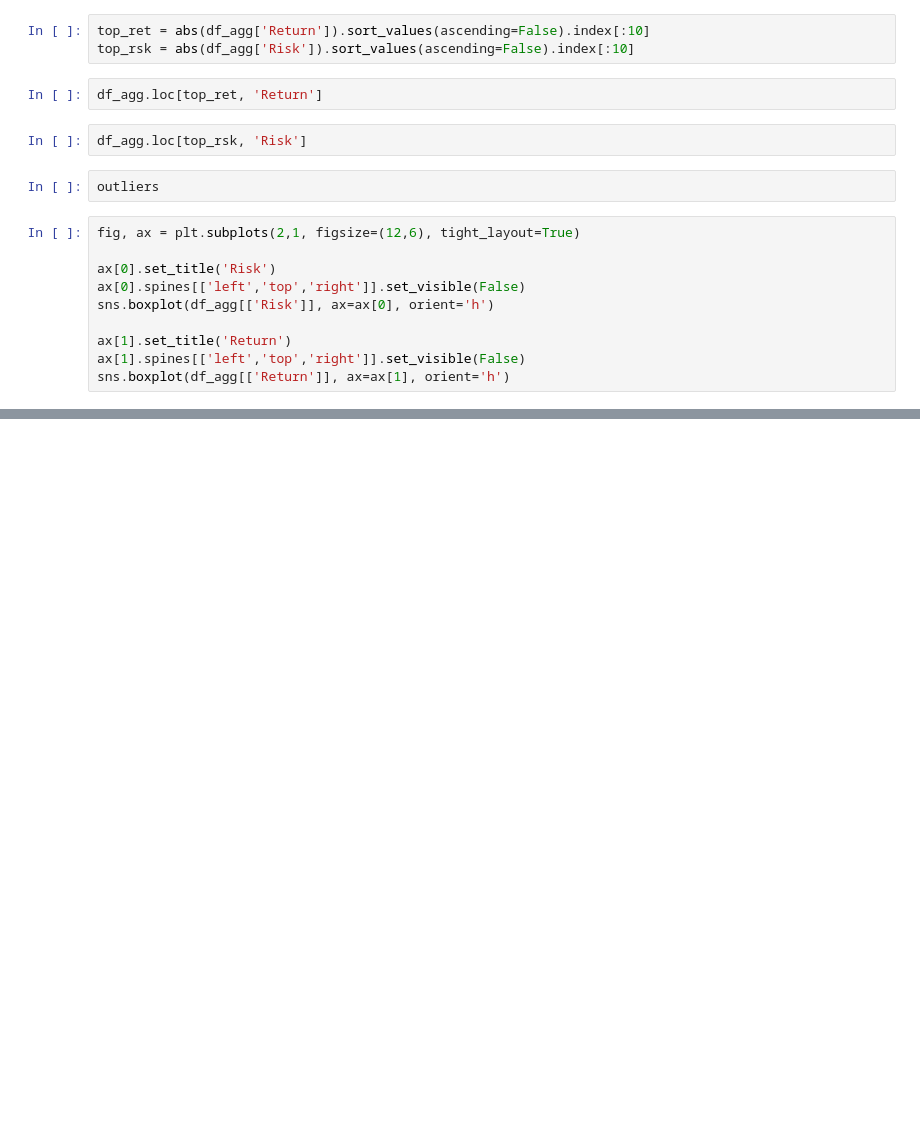
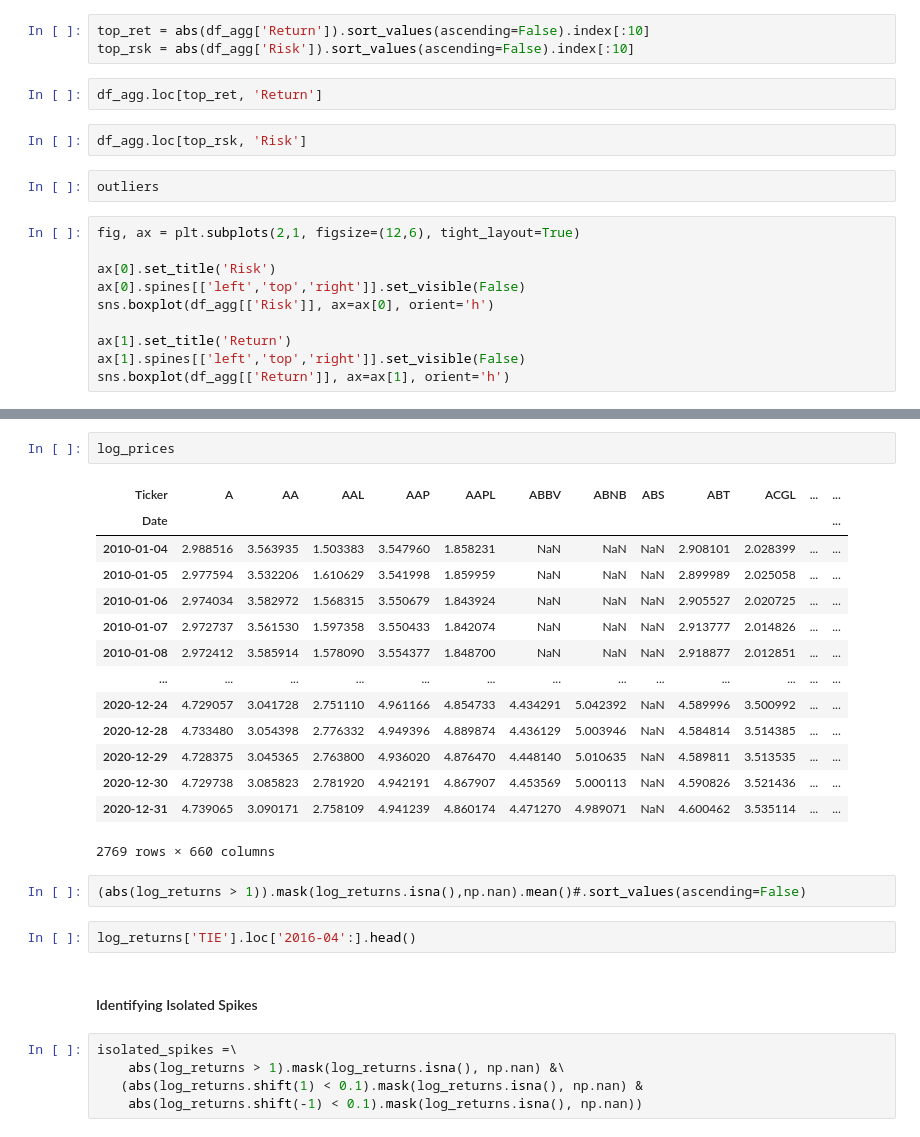
Before and after one commit to JamieW365/trading_algos, a Jupyter notebook: notebooks/data processing/identifying_outliers.ipynb, the cells around one changed output, grey strips where cells are left out. Cells and saved outputs as stored; diff of their text form; blank space fills up the shorter version.

```diff
--- a/notebooks/data processing/identifying_outliers.ipynb
+++ b/notebooks/data processing/identifying_outliers.ipynb
@@ -166,0 +173,28 @@ rolling_median
+# %%
+log_prices
+# %% [output]
+| Ticker | A | AA | AAL | AAP | AAPL | ABBV | ABNB | ABS | ABT | ACGL | ... | ... |
+| Date |  |  |  |  |  |  |  |  |  |  |  | ... |
+| 2010-01-04 | 2.988516 | 3.563935 | 1.503383 | 3.547960 | 1.858231 | NaN | NaN | NaN | 2.908101 | 2.028399 | ... | ... |
+| 2010-01-05 | 2.977594 | 3.532206 | 1.610629 | 3.541998 | 1.859959 | NaN | NaN | NaN | 2.899989 | 2.025058 | ... | ... |
+| 2010-01-06 | 2.974034 | 3.582972 | 1.568315 | 3.550679 | 1.843924 | NaN | NaN | NaN | 2.905527 | 2.020725 | ... | ... |
+| 2010-01-07 | 2.972737 | 3.561530 | 1.597358 | 3.550433 | 1.842074 | NaN | NaN | NaN | 2.913777 | 2.014826 | ... | ... |
+| 2010-01-08 | 2.972412 | 3.585914 | 1.578090 | 3.554377 | 1.848700 | NaN | NaN | NaN | 2.918877 | 2.012851 | ... | ... |
+| ... | ... | ... | ... | ... | ... | ... | ... | ... | ... | ... | ... | ... |
+| 2020-12-24 | 4.729057 | 3.041728 | 2.751110 | 4.961166 | 4.854733 | 4.434291 | 5.042392 | NaN | 4.589996 | 3.500992 | ... | ... |
+| 2020-12-28 | 4.733480 | 3.054398 | 2.776332 | 4.949396 | 4.889874 | 4.436129 | 5.003946 | NaN | 4.584814 | 3.514385 | ... | ... |
+| 2020-12-29 | 4.728375 | 3.045365 | 2.763800 | 4.936020 | 4.876470 | 4.448140 | 5.010635 | NaN | 4.589811 | 3.513535 | ... | ... |
+| 2020-12-30 | 4.729738 | 3.085823 | 2.781920 | 4.942191 | 4.867907 | 4.453569 | 5.000113 | NaN | 4.590826 | 3.521436 | ... | ... |
+| 2020-12-31 | 4.739065 | 3.090171 | 2.758109 | 4.941239 | 4.860174 | 4.471270 | 4.989071 | NaN | 4.600462 | 3.535114 | ... | ... |
+2769 rows × 660 columns
+# %%
+(abs(log_returns > 1)).mask(log_returns.isna(),np.nan).mean()#.sort_values(ascending=False)
+# %%
+log_returns['TIE'].loc['2016-04':].head()
+# %% [markdown]
+#### Identifying Isolated Spikes
+# %%
+isolated_spikes =\
+    abs(log_returns > 1).mask(log_returns.isna(), np.nan) &\
+   (abs(log_returns.shift(1) < 0.1).mask(log_returns.isna(), np.nan) &
+    abs(log_returns.shift(-1) < 0.1).mask(log_returns.isna(), np.nan))
```
Also changed, not shown: parts of 37 cells of this notebook.
